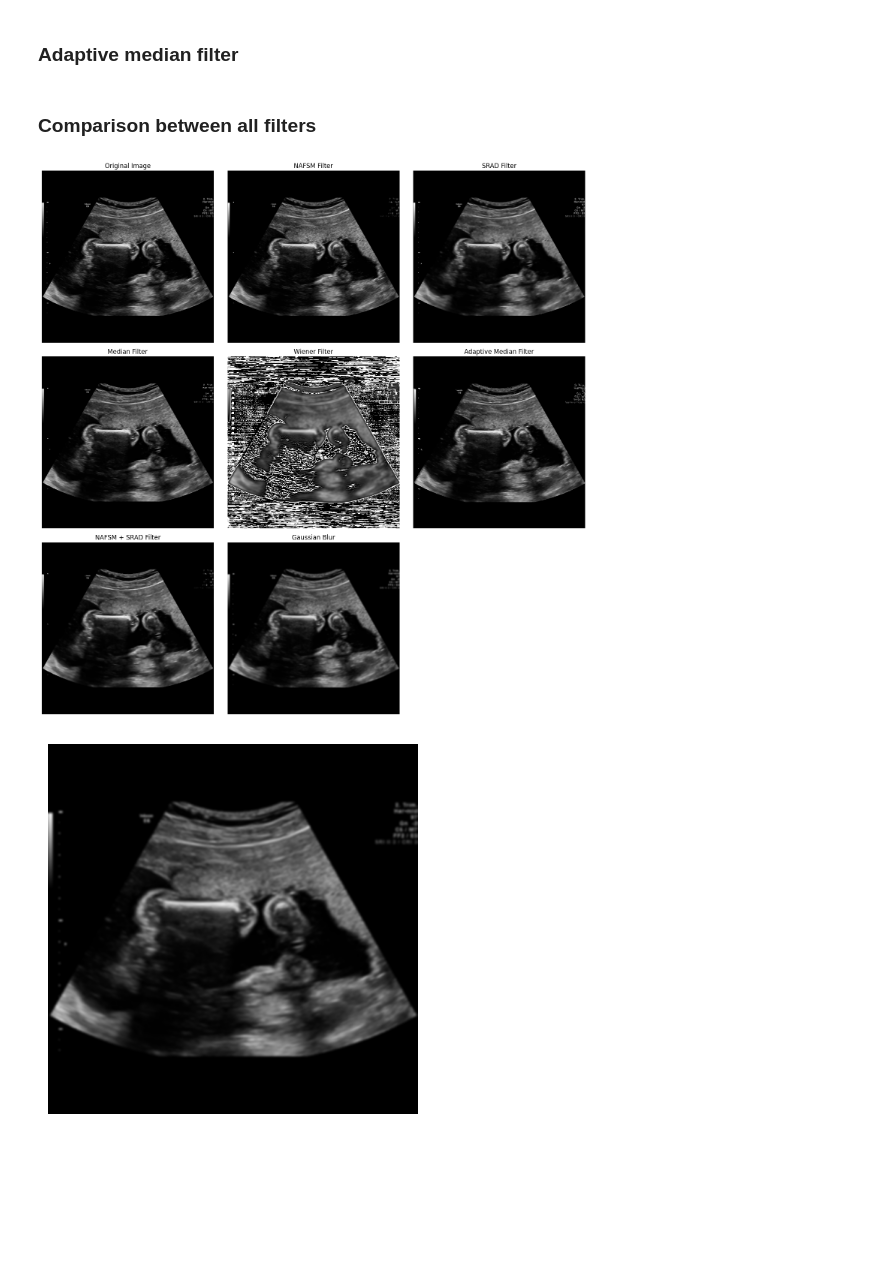
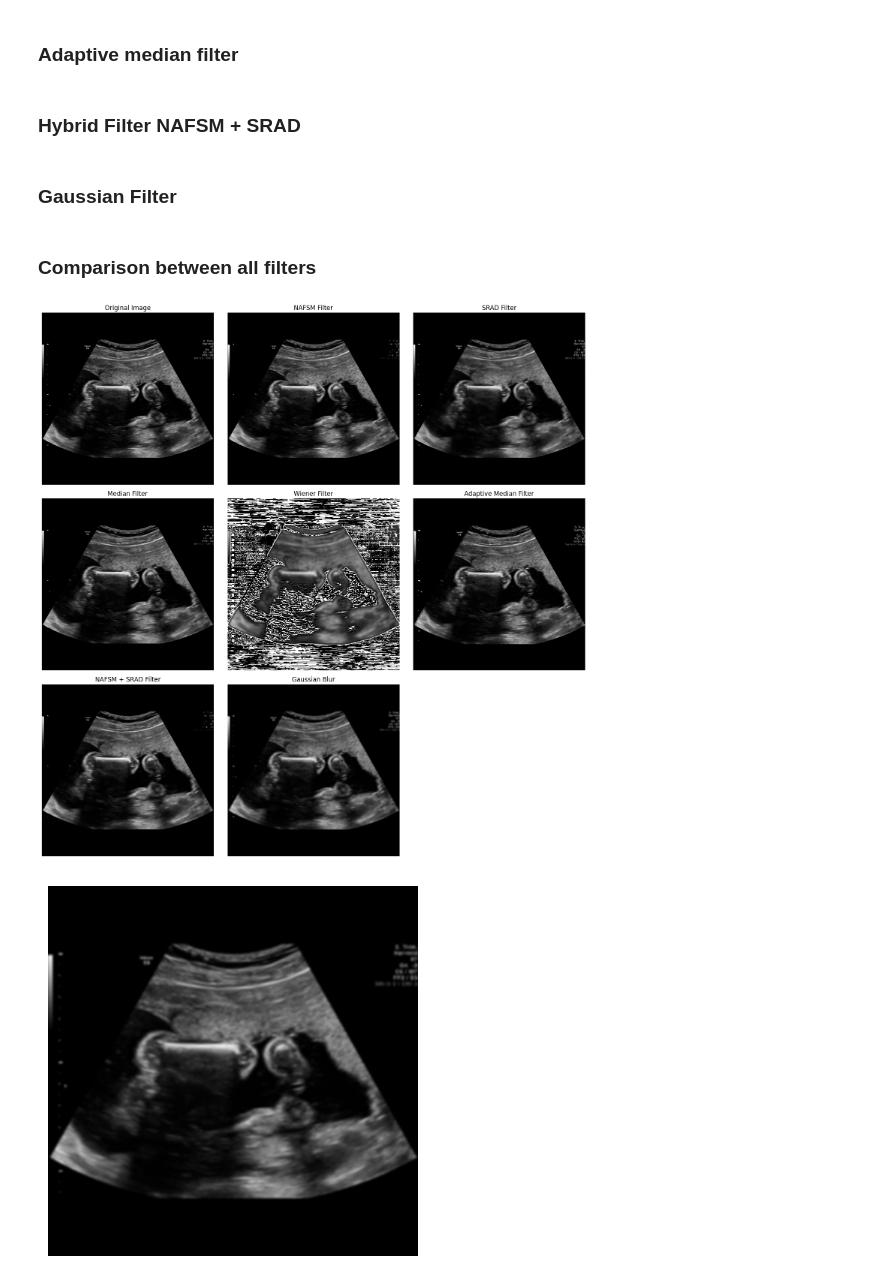
Before and after one commit to 2shashank11/fetus-ultrasound-image-reconstruction, a Jupyter notebook: main.ipynb, the cells around one changed output. Drawn from its saved outputs; the diff is of its cells as text; code cells hidden in the pictures; blank space fills up the shorter version.

```diff
--- a/main.ipynb
+++ b/main.ipynb
@@ -163,6 +163,8 @@ def adaptive_median_filter(image, kernel_size=3, max_kernel_size=7):
                     kernel_size += 2
 
     return img_filtered
+# %% [markdown]
+### Hybrid Filter NAFSM + SRAD
 # %%
 def hybrid_filter_p1(image):
     # NAFSM
@@ -170,6 +172,11 @@ def hybrid_filter_p1(image):
     # SRAD
     image = srad_filter(image)
     return image
+# %% [markdown]
+### Gaussian Filter
+# %%
+def gaussian_filter(image):
+    return cv2.GaussianBlur(image, (7, 7), 0)
 # %% [markdown]
 ### Comparison between all filters
 # %%
@@ -177,32 +184,32 @@ nafsm = nafsm_filter(resized)
 srad = srad_filter(resized)
 median = median_filter(resized)
 wiener = wiener_filter(resized)
 adaptive_median = adaptive_median_filter(resized)
 nafsm_srad = hybrid_filter_p1(resized)
-gaussian = cv2.GaussianBlur(resized, (7, 7), 0)
+gaussian = gaussian_filter(resized)
 
 fig, axs = plt.subplots(3, 3, figsize=(15, 15))
 
 titles = [
     "Original Image", "NAFSM Filter", "SRAD Filter",
     "Median Filter", "Wiener Filter", "Adaptive Median Filter",
     "NAFSM + SRAD Filter", "Gaussian Blur", "Filtered Comparison"
 ]
 
 images = [
     resized, nafsm, srad, median, wiener, adaptive_median,
     nafsm_srad, gaussian
 ]
 
 for i, ax in enumerate(axs.flat):
     if i < len(images):
         ax.imshow(images[i], cmap='gray')
         ax.set_title(titles[i])
         ax.axis('off')
 
 axs[2, 2].axis('off')
 
 plt.tight_layout()
 plt.show()
 # %% [output]
-[figure, old version]
+[figure, new version]
```
Also changed, not shown: parts of 5 cells of this notebook, 2 other files.
